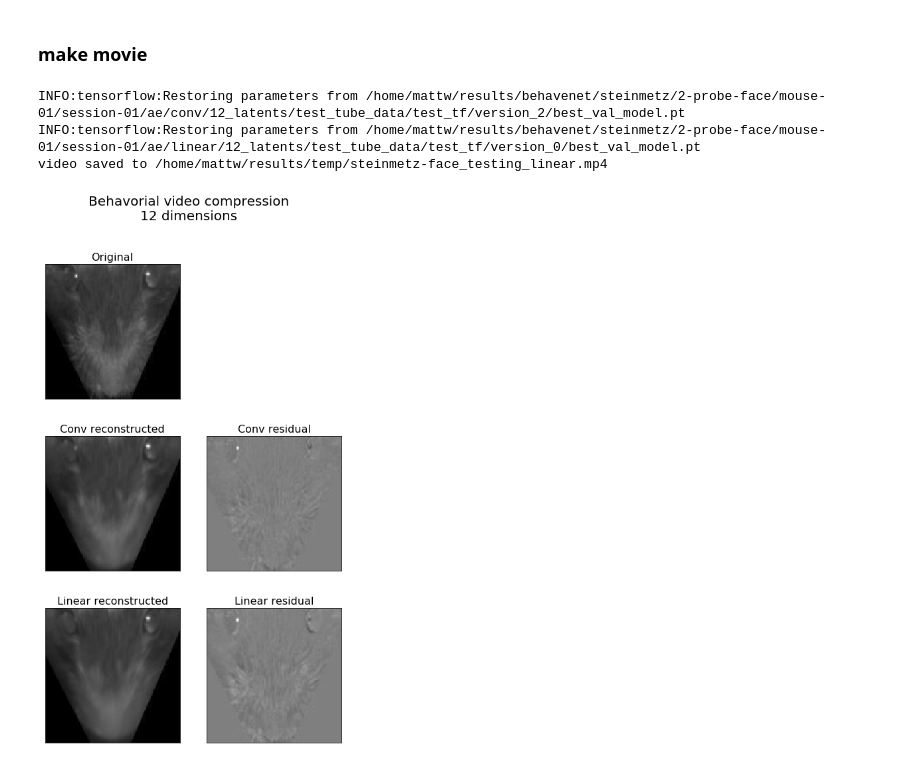
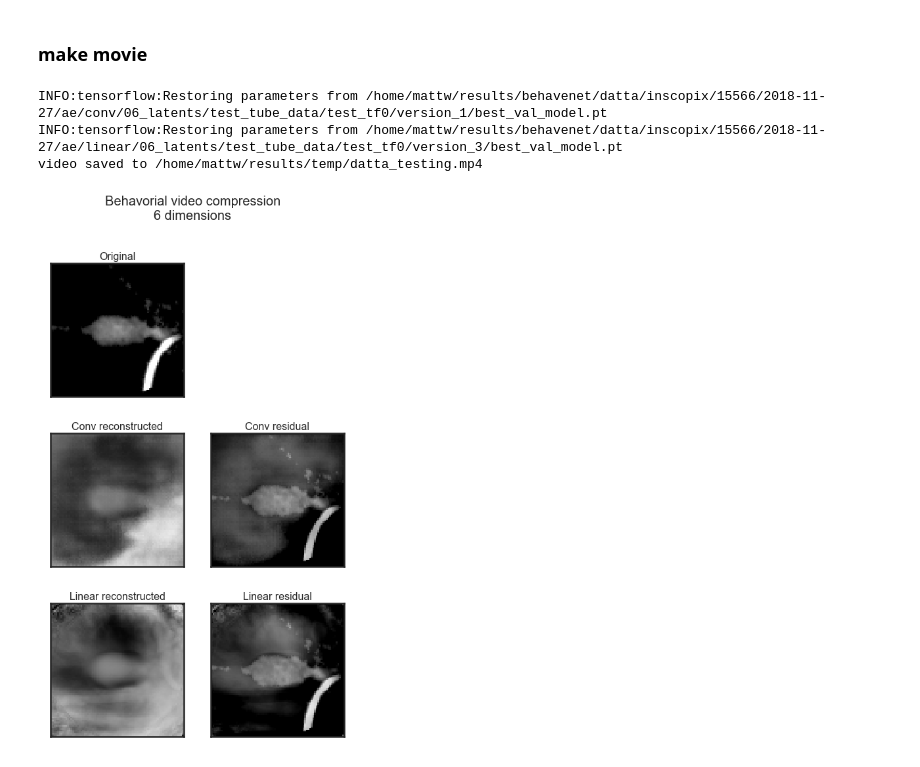
Before and after one commit to themattinthehatt/behavenet, a Jupyter notebook: analyses/ae/conv_linear_reconstructions.ipynb, the cells around one changed output. Saved outputs shown, nothing was run; the diff lists cells and outputs as text; code cells hidden in the pictures.

```diff
--- a/analyses/ae/conv_linear_reconstructions.ipynb
+++ b/analyses/ae/conv_linear_reconstructions.ipynb
@@ -1,20 +0,0 @@
-# %%
-def get_lab_example(hparams, lab):
-    if lab == 'steinmetz':
-        hparams['lab'] = 'steinmetz'
-        hparams['expt'] = '2-probe'
-        hparams['animal'] = 'mouse-01'
-        hparams['session'] = 'session-01'
-        hparams['n_ae_latents'] = 12
-    if lab == 'steinmetz-face':
-        hparams['lab'] = 'steinmetz'
-        hparams['expt'] = '2-probe-face'
-        hparams['animal'] = 'mouse-01'
-        hparams['session'] = 'session-01'
-        hparams['n_ae_latents'] = 12
-    elif lab == 'musall':
-        hparams['lab'] = 'musall'
-        hparams['expt'] = 'vistrained'
-        hparams['animal'] = 'mSM30'
-        hparams['session'] = '10-Oct-2017'
-        hparams['n_ae_latents'] = 16
@@ -170,20 +156,20 @@ for i, ax in enumerate(splt.axes):
 # %%
 from analyses.ae.movies import reconstruction
 include_linear = True
 hparams = {
     'data_dir': '/home/mattw/data',  # might be a different path than what is saved in hparams
     'tt_save_path': '/home/mattw/results/behavenet',
-    'experiment_name': 'test_tf',
+    'experiment_name': 'test_tf0',
     'model_class': 'ae',
     'model_type': 'conv'}
-lab = 'steinmetz-face'
+lab = 'datta'
 get_lab_example(hparams, lab)
 save_file = str('/home/mattw/results/temp/%s_testing' % lab)
 if not include_linear:
     save_file += '_no-linear'
 reconstruction(hparams, trial=18, save_file=save_file, include_linear=include_linear)
 # %% [output]
-INFO:tensorflow:Restoring parameters from /home/mattw/results/behavenet/steinmetz/2-probe-face/mouse-01/session-01/ae/conv/12_latents/test_tube_data/test_tf/version_2/best_val_model.pt
-INFO:tensorflow:Restoring parameters from /home/mattw/results/behavenet/steinmetz/2-probe-face/mouse-01/session-01/ae/linear/12_latents/test_tube_data/test_tf/version_0/best_val_model.pt
-video saved to /home/mattw/results/temp/steinmetz-face_testing_linear.mp4
+INFO:tensorflow:Restoring parameters from /home/mattw/results/behavenet/datta/inscopix/15566/2018-11-27/ae/conv/06_latents/test_tube_data/test_tf0/version_1/best_val_model.pt
+INFO:tensorflow:Restoring parameters from /home/mattw/results/behavenet/datta/inscopix/15566/2018-11-27/ae/linear/06_latents/test_tube_data/test_tf0/version_3/best_val_model.pt
+video saved to /home/mattw/results/temp/datta_testing.mp4
-[figure, old version]
+[figure, new version]
```
Also changed, not shown: parts of 4 cells of this notebook, 9 other files.
